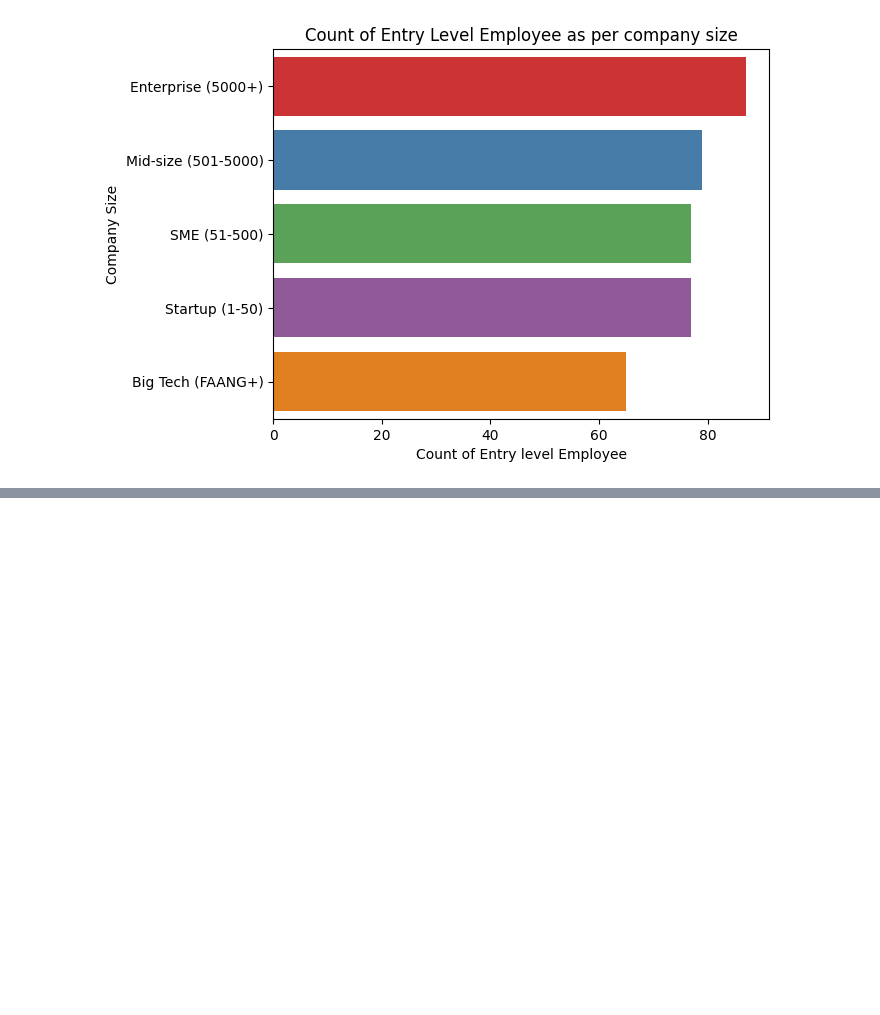
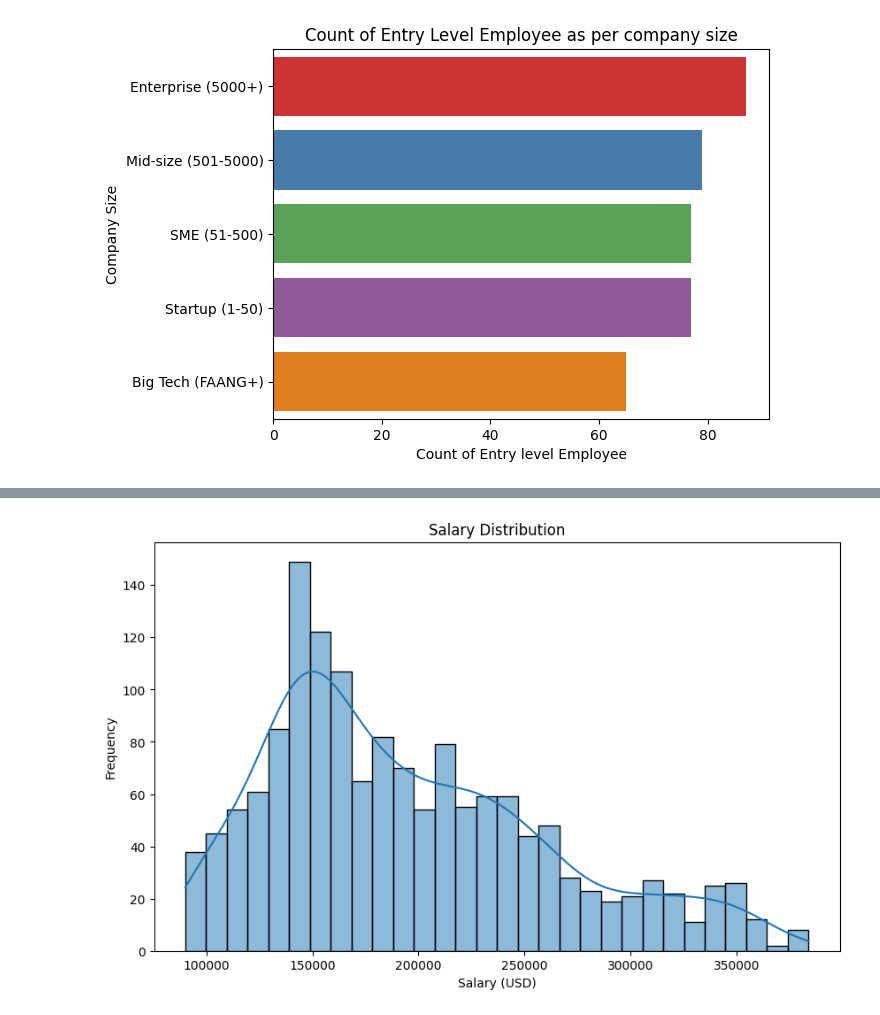
Before and after one commit to ShlokGadhave/AI-Career-Market-Insights, a Jupyter notebook: main.ipynb, the cells around one changed output, grey strips where cells are left out. Drawn from its saved outputs; the diff is of its cells as text; code cells hidden in the pictures; blank space fills up the shorter version.

```diff
--- a/main.ipynb
+++ b/main.ipynb
@@ -1395,0 +1407,17 @@ Text(0, 0.5, 'Company Size')
+# %%
+
+plt.figure(figsize=(10,6))
+
+sns.histplot(
+    df['annual_salary_usd'],
+    bins=30,
+    kde=True
+)
+
+plt.title('Salary Distribution')
+plt.xlabel('Salary (USD)')
+plt.ylabel('Frequency')
+
+plt.show()
+# %% [output]
+[figure, added]
```
Also changed, not shown: parts of 6 cells of this notebook.
